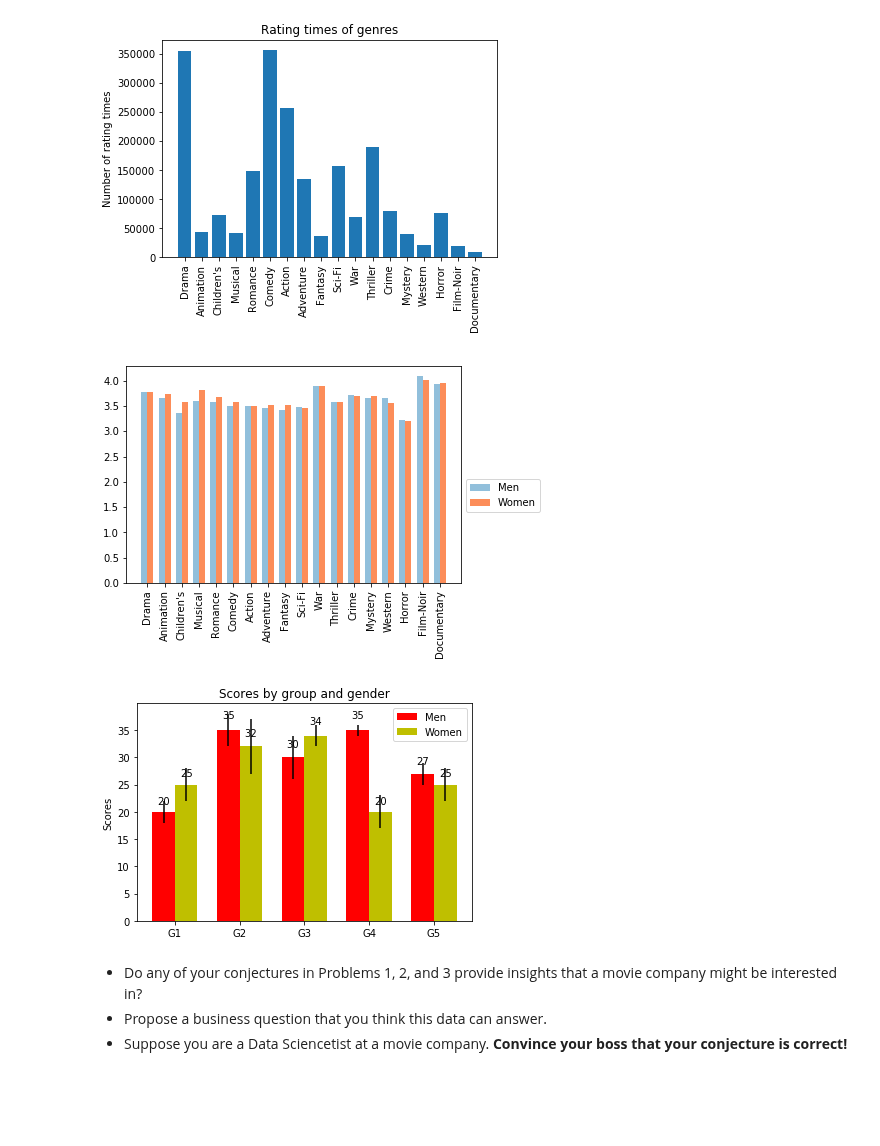
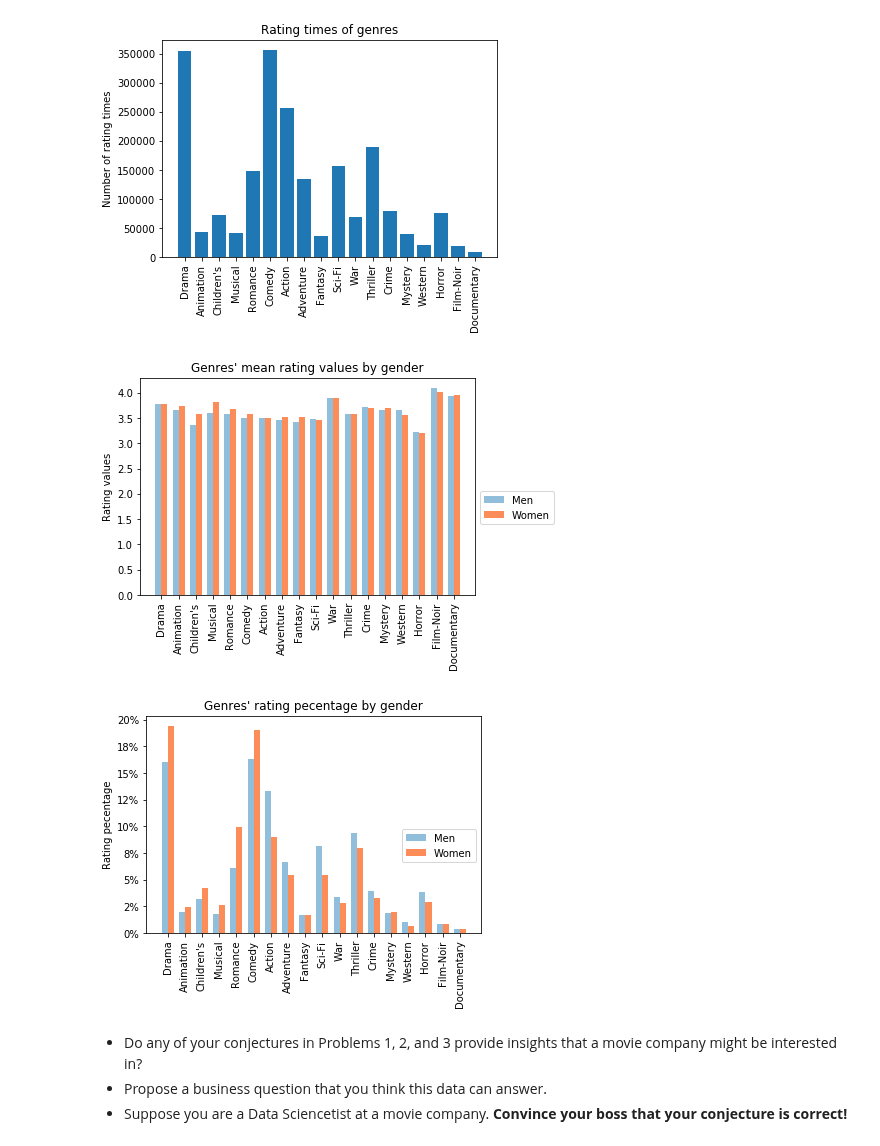
Before and after one commit to tianhaopx/Case-Study-of-Data-Science, a Jupyter notebook: CaseStudy2/CaseStudy2.ipynb, the cells around one changed output. Cells and saved outputs as stored; diff of their text form; code cells hidden in the pictures; blank space fills up the shorter version.

Commit message:
one more chart

```diff
--- a/CaseStudy2/CaseStudy2.ipynb
+++ b/CaseStudy2/CaseStudy2.ipynb
@@ -596,77 +596,59 @@ for i in range(length):
         else:
             if gender[i]=='M':
                 gender_d[e][0]+=one_rating
                 gender_d[e][1]+=1
             else:
                 gender_d[e][2]+=one_rating
                 gender_d[e][3]+=1
 genresfm=[]
 Mrating_mean=[]
 M_cnt=[]
 Frating_mean=[]
 F_cnt=[]
 for key,value in gender_d.items():
     genresfm.append(key)
     Mrating_mean.append(float(value[0]/value[1]))
     Frating_mean.append(float(value[2]/value[3]))
     M_cnt.append(value[1])
     F_cnt.append(value[3])
 x_dummy=[i for i in range(len(genresfm))]
-
+#plot Genres' mean rating values by gender
 ind = np.arange(len(genresfm))  # the x locations for the groups
 width = 0.35
 fig,ax = plt.subplots()
 Male_bar=ax.bar(ind,Mrating_mean,width, color='#91bfdb')
 Female_bar=ax.bar(ind+width,Frating_mean,width, color='#fc8d59')
 ax.set_xticks(ind + width / 2)
 ax.set_xticklabels(genresfm,rotation='vertical')
 ax.legend((Male_bar[0], Female_bar[0]), ('Men', 'Women'),bbox_to_anchor=(1, 0.5))
-ax.set_ylabel('Rating points')
-ax.set_title('Mean rating gender')
+ax.set_ylabel('Rating values')
+ax.set_title("Genres' mean rating values by gender")
 
 plt.show()
+
+#plot Genres' rating times by gender
+T=sum(M_cnt)
+M_ratio=[]
+for i in M_cnt:
+    M_ratio.append(i/T)
+S=sum(F_cnt)
+F_ratio=[]
+for i in F_cnt:
+    F_ratio.append(i/S)
+
+ind = np.arange(len(genresfm))  # the x locations for the groups
+width = 0.35
+fig,ax = plt.subplots()
+Male_bar=ax.bar(ind,M_ratio,width, color='#91bfdb')
+Female_bar=ax.bar(ind+width,F_ratio,width, color='#fc8d59')
+ax.set_xticks(ind + width / 2)
+ax.set_xticklabels(genresfm,rotation='vertical')
+vals = ax.get_yticks()
+ax.set_yticklabels(['{:.0f}%'.format(x*100) for x in vals])
+ax.legend((Male_bar[0], Female_bar[0]), ('Men', 'Women'),bbox_to_anchor=(1, 0.5))
+ax.set_ylabel('Rating pecentage')
+ax.set_title("Genres' rating pecentage by gender")
+plt.show()
 # %% [output]
-[figure, old version]
+[figure, new version]
+[figure, added]
-# %%
-import numpy as np
-import matplotlib.pyplot as plt
-
-N = 5
-men_means = (20, 35, 30, 35, 27)
-men_std = (2, 3, 4, 1, 2)
-
-ind = np.arange(N)  # the x locations for the groups
-width = 0.35       # the width of the bars
-
-fig, ax = plt.subplots()
-rects1 = ax.bar(ind, men_means, width, color='r', yerr=men_std)
-
-women_means = (25, 32, 34, 20, 25)
-women_std = (3, 5, 2, 3, 3)
-rects2 = ax.bar(ind + width, women_means, width, color='y', yerr=women_std)
-
-# add some text for labels, title and axes ticks
-ax.set_ylabel('Scores')
-ax.set_title('Scores by group and gender')
-ax.set_xticks(ind + width / 2)
-ax.set_xticklabels(('G1', 'G2', 'G3', 'G4', 'G5'))
-
-ax.legend((rects1[1], rects2[1]), ('Men', 'Women'))
-
-
-def autolabel(rects):
-    """
-    Attach a text label above each bar displaying its height
-    """
-    for rect in rects:
-        height = rect.get_height()
-        ax.text(rect.get_x() + rect.get_width()/2., 1.05*height,
-                '%d' % int(height),
-                ha='center', va='bottom')
-
-autolabel(rects1)
-autolabel(rects2)
-
-plt.show()
-# %% [output]
-[figure, removed]
```
Also changed, not shown: parts of 1 cell of this notebook.
